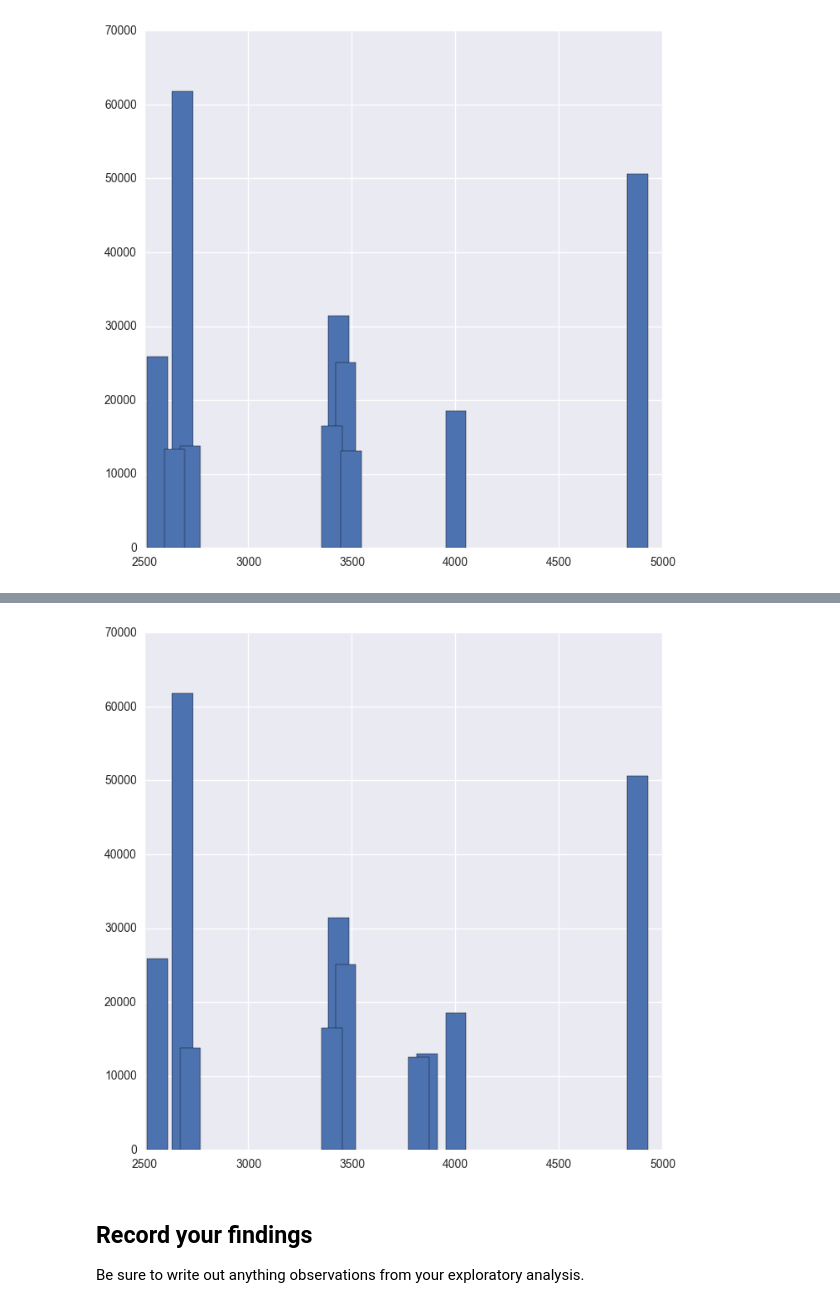
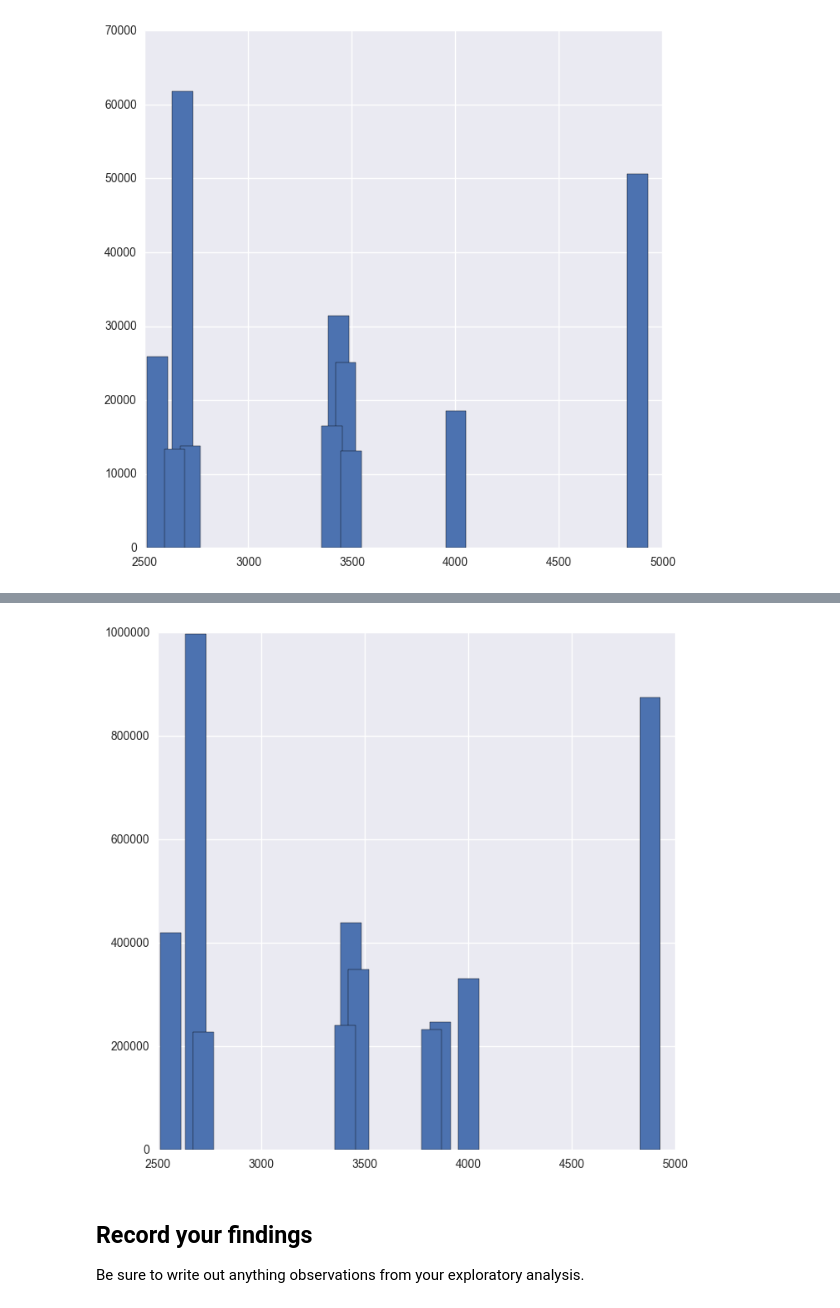
Before and after one commit to prerana123/dsi-prerana, a Jupyter notebook: project/project-03/starter-code/Project_3 solution.ipynb, the cells around one changed output, grey strips where cells are left out. Cells and saved outputs as stored; diff of their text form; code cells hidden in the pictures.

```diff
--- a/project/project-03/starter-code/Project_3 solution.ipynb
+++ b/project/project-03/starter-code/Project_3 solution.ipynb
@@ -377,10 +377,10 @@ S8
 | 306 | 3773 | CEDAR RAPIDS | 232066.78 | 249.534172 | 57.0 | 24.639064 | 52401 | ... |
 | 153 | 2670 | CORALVILLE | 227060.96 | 189.691696 | 52.0 | 19.237494 | 52241 | ... |
 # %%
-plt.bar(S8["Store Number"], S8["2015 Bottles Sold Sum"],width=100)
+plt.bar(S8["Store Number"], S8["2015 Sales"],width=100)
 plt.show()
 # %% [output]
-[figure, old version]
+[figure, new version]
 # %% [markdown]
 ## Record your findings
 
```
